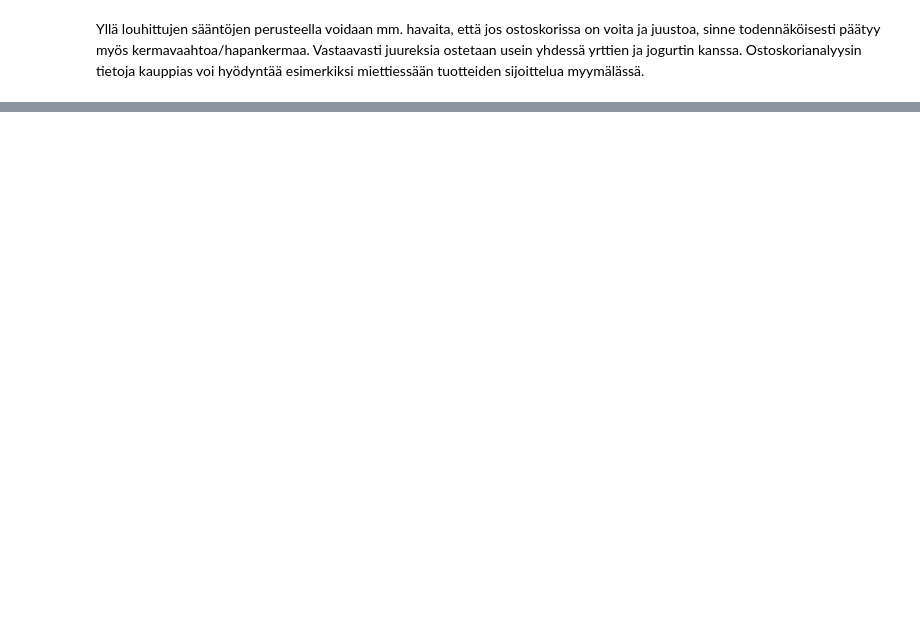
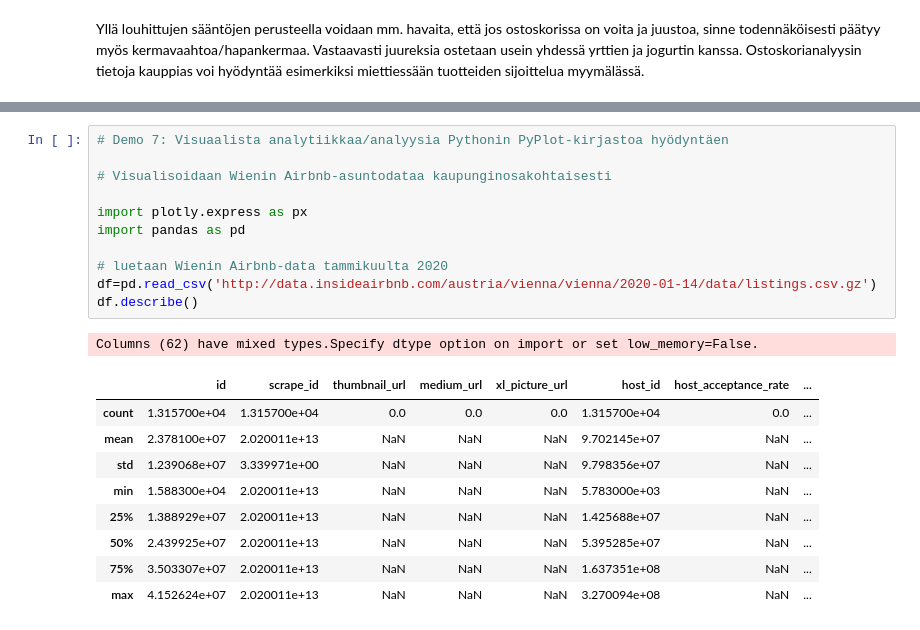
Before and after one commit to moravasa/ohsiha_app, a Jupyter notebook: oppimispaivakirja.ipynb, the cells around one changed output, grey strips where cells are left out. Drawn from its saved outputs; the diff is of its cells as text; blank space fills up the shorter version.

```diff
--- a/oppimispaivakirja.ipynb
+++ b/oppimispaivakirja.ipynb
@@ -681,0 +895,22 @@ skdjfskdjf
+# %%
+# Demo 7: Visuaalista analytiikkaa/analyysia Pythonin PyPlot-kirjastoa hyödyntäen
+
+# Visualisoidaan Wienin Airbnb-asuntodataa kaupunginosakohtaisesti
+
+import plotly.express as px
+import pandas as pd
+
+# luetaan Wienin Airbnb-data tammikuulta 2020
+df=pd.read_csv('http://data.insideairbnb.com/austria/vienna/vienna/2020-01-14/data/listings.csv.gz')
+df.describe()
+# %% [output]
+Columns (62) have mixed types.Specify dtype option on import or set low_memory=False.
+|  | id | scrape_id | thumbnail_url | medium_url | xl_picture_url | host_id | host_acceptance_rate | ... |
+| count | 1.315700e+04 | 1.315700e+04 | 0.0 | 0.0 | 0.0 | 1.315700e+04 | 0.0 | ... |
+| mean | 2.378100e+07 | 2.020011e+13 | NaN | NaN | NaN | 9.702145e+07 | NaN | ... |
+| std | 1.239068e+07 | 3.339971e+00 | NaN | NaN | NaN | 9.798356e+07 | NaN | ... |
+| min | 1.588300e+04 | 2.020011e+13 | NaN | NaN | NaN | 5.783000e+03 | NaN | ... |
+| 25% | 1.388929e+07 | 2.020011e+13 | NaN | NaN | NaN | 1.425688e+07 | NaN | ... |
+| 50% | 2.439925e+07 | 2.020011e+13 | NaN | NaN | NaN | 5.395285e+07 | NaN | ... |
+| 75% | 3.503307e+07 | 2.020011e+13 | NaN | NaN | NaN | 1.637351e+08 | NaN | ... |
+| max | 4.152624e+07 | 2.020011e+13 | NaN | NaN | NaN | 3.270094e+08 | NaN | ... |
```
Also changed, not shown: parts of 26 cells of this notebook.
